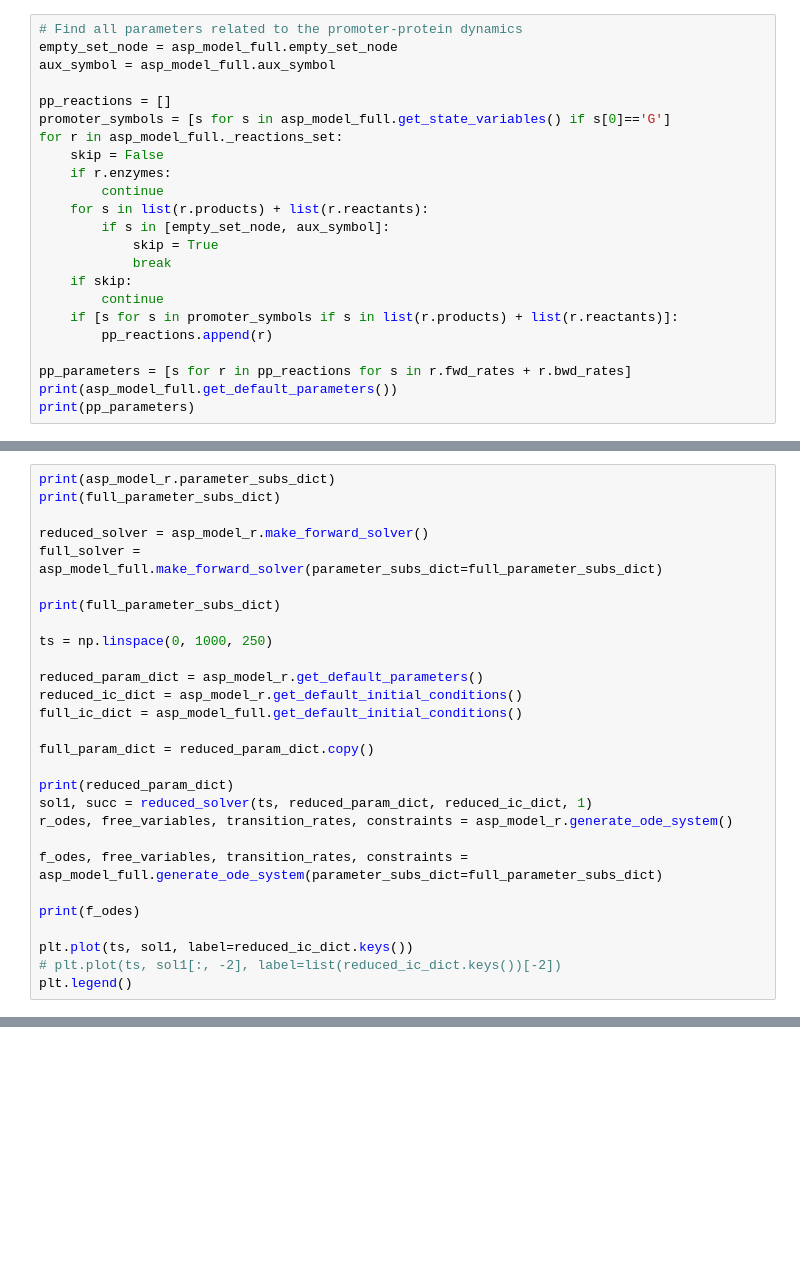
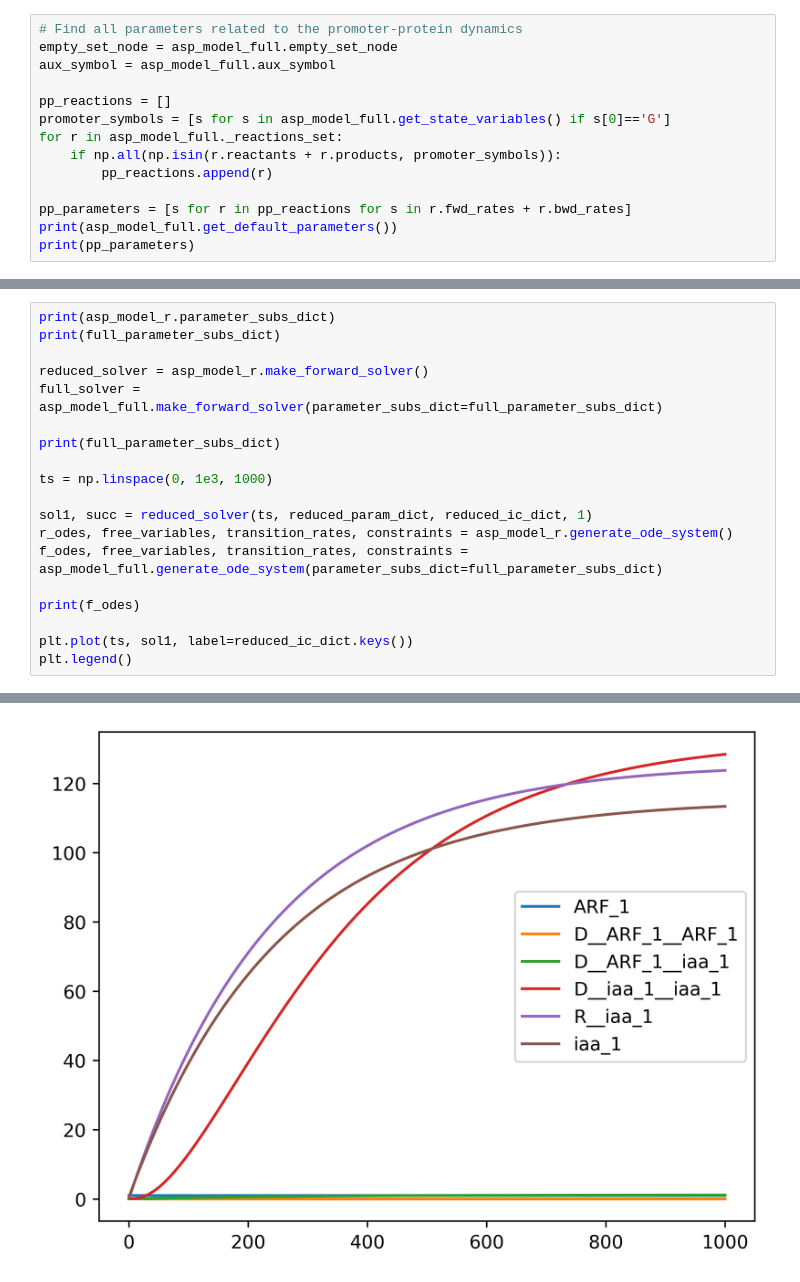
Before and after one commit to joeyshuttleworth/auxin_signalling_models, a Jupyter notebook: notebooks/degenerate_model_demonstration.ipynb, the cells around one changed output, grey strips where cells are left out. Cells and saved outputs as stored; diff of their text form; blank space fills up the shorter version.

Commit message:
Update degenerate model notebook

```diff
--- a/notebooks/degenerate_model_demonstration.ipynb
+++ b/notebooks/degenerate_model_demonstration.ipynb
@@ -22,16 +22,7 @@ aux_symbol = asp_model_full.aux_symbol
 pp_reactions = []
 promoter_symbols = [s for s in asp_model_full.get_state_variables() if s[0]=='G']
 for r in asp_model_full._reactions_set:
-    skip = False
-    if r.enzymes:
-        continue
-    for s in list(r.products) + list(r.reactants):
-        if s in [empty_set_node, aux_symbol]:
-            skip = True
-            break
-    if skip:
-        continue
-    if [s for s in promoter_symbols if s in list(r.products) + list(r.reactants)]:
+    if np.all(np.isin(r.reactants + r.products, promoter_symbols)):
         pp_reactions.append(r)
 
 pp_parameters = [s for r in pp_reactions for s in r.fwd_rates + r.bwd_rates]
@@ -58,22 +80,14 @@ full_solver = asp_model_full.make_forward_solver(parameter_subs_dict=full_parame
 
 print(full_parameter_subs_dict)
 
-ts = np.linspace(0, 1000, 250)
+ts = np.linspace(0, 1e3, 1000)
 
-reduced_param_dict = asp_model_r.get_default_parameters()
-reduced_ic_dict = asp_model_r.get_default_initial_conditions()
-full_ic_dict = asp_model_full.get_default_initial_conditions()
-
-full_param_dict = reduced_param_dict.copy()
-
-print(reduced_param_dict)
 sol1, succ = reduced_solver(ts, reduced_param_dict, reduced_ic_dict, 1)
 r_odes, free_variables, transition_rates, constraints = asp_model_r.generate_ode_system()
-
 f_odes, free_variables, transition_rates, constraints = asp_model_full.generate_ode_system(parameter_subs_dict=full_parameter_subs_dict)
 
 print(f_odes)
 
 plt.plot(ts, sol1, label=reduced_ic_dict.keys())
-# plt.plot(ts, sol1[:, -2], label=list(reduced_ic_dict.keys())[-2])
 plt.legend()
+# %% [output]
@@ -80 +99,2 @@ plt.legend()
+[figure, added]
 # %%
```
Also changed, not shown: parts of 9 cells of this notebook.
